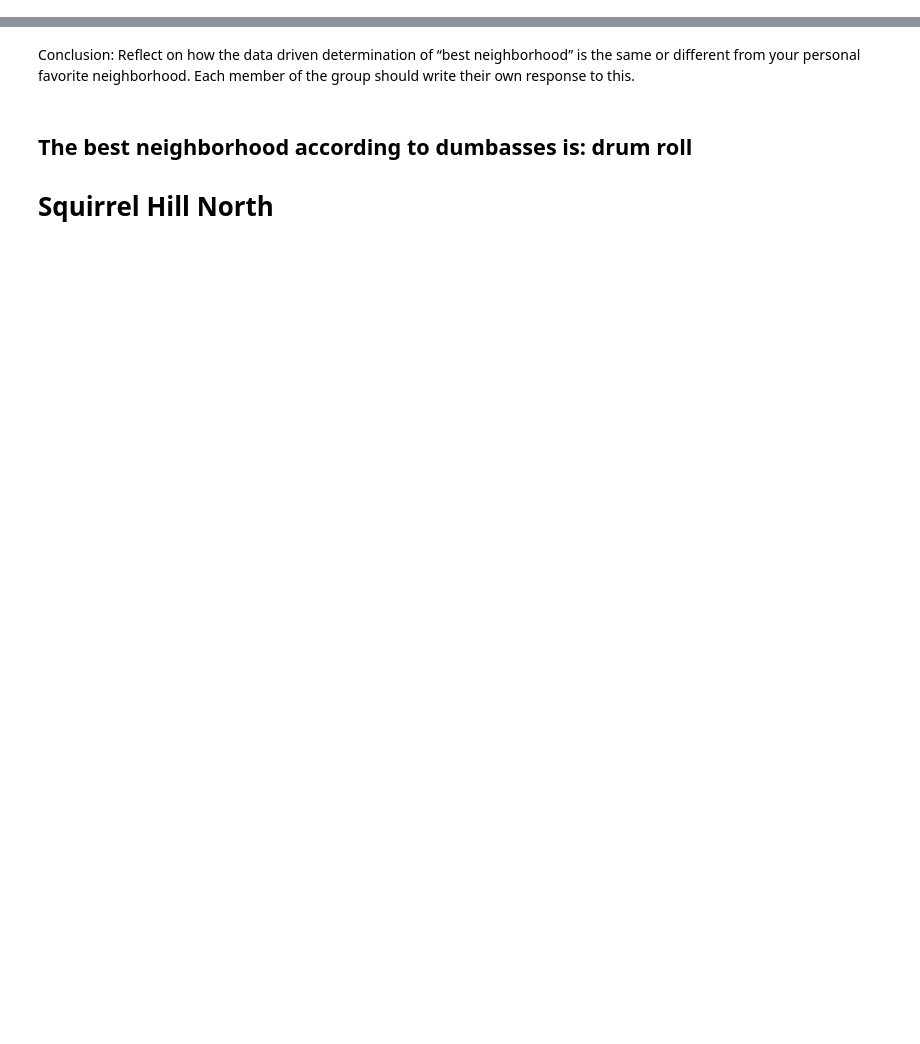
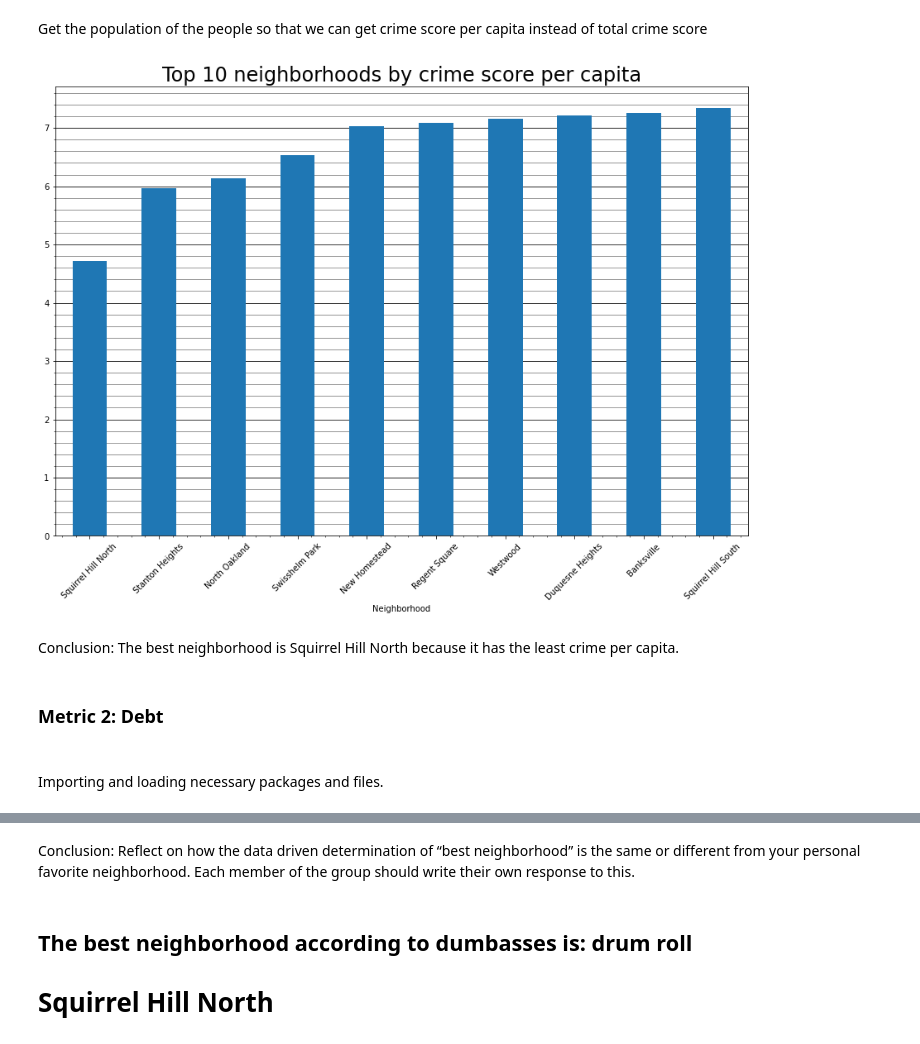
Before and after one commit to lampealex888/FinalProject, a Jupyter notebook: groupNotebook.ipynb, the cells around one changed output, grey strips where cells are left out. Cells and saved outputs as stored; diff of their text form; code cells hidden in the pictures; blank space fills up the shorter version.

```diff
--- a/groupNotebook.ipynb
+++ b/groupNotebook.ipynb
@@ -57,0 +145,24 @@ full.nlargest(10, 'score').plot(kind='bar', x='Neighborhood', y='score')
+# %% [markdown]
+Get the population of the people so that we can get crime score per capita instead of total crime score
+# %%
+
+# divide the crime by the population per neighborhood
+crime_per_capita = crime.groupby(['INCIDENTNEIGHBORHOOD'])['HIERARCHY'].sum().div(pop.groupby(['Neighborhood'])['Estimate; Total'].sum())
+crime_per_capita.rename('Neighborhoods')
+
+crime_per_capita.nsmallest(10).plot(kind="bar")
+ax3 = crime_per_capita.nsmallest(10).plot(kind="bar", figsize=(15,10))
+ax3.set_xlabel("Neighborhood")
+ax3.set_axisbelow(True)
+ax3.yaxis.grid(True, color ="black")
+ax3.yaxis.grid(True, 'minor', color ="grey")
+plt.minorticks_on()
+plt.title('Top 10 neighborhoods by crime score per capita', fontdict = {'fontsize': 24})
+plt.xticks(rotation=45)
+plt.show()
+# %% [output]
+[figure, added]
+# %% [markdown]
+Conclusion: The best neighborhood is Squirrel Hill North because it has the least crime per capita.
+# %% [markdown]
+<h3>Metric 2: Debt<h3>
@@ -57,0 +173,2 @@ full.nlargest(10, 'score').plot(kind='bar', x='Neighborhood', y='score')
+# %% [markdown]
+Importing and loading necessary packages and files.
```
Also changed, not shown: parts of 59 cells of this notebook, 6 other files.
